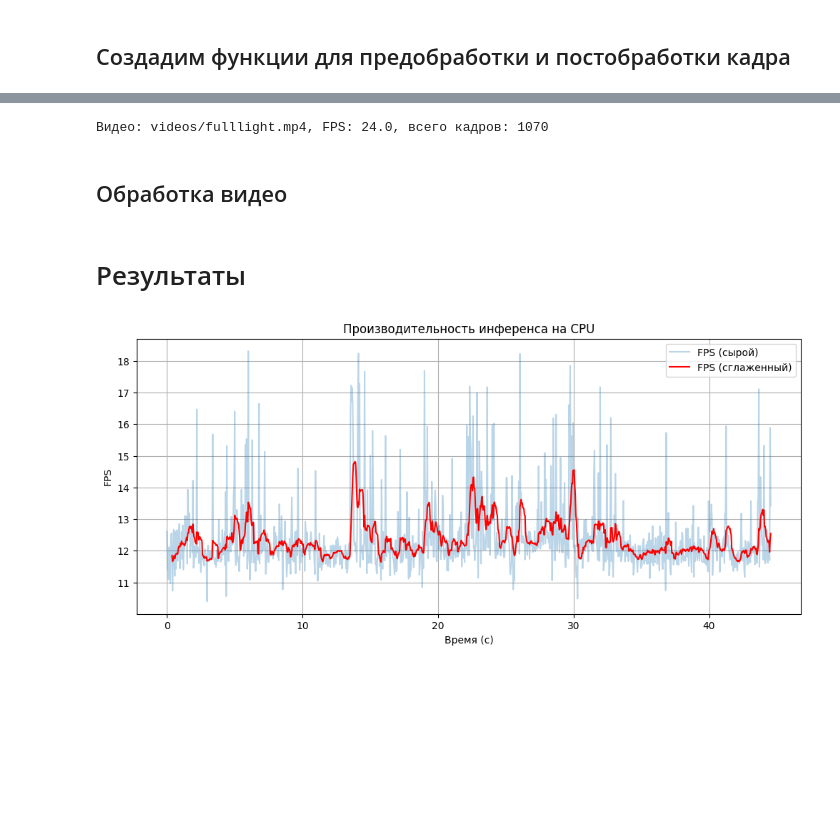
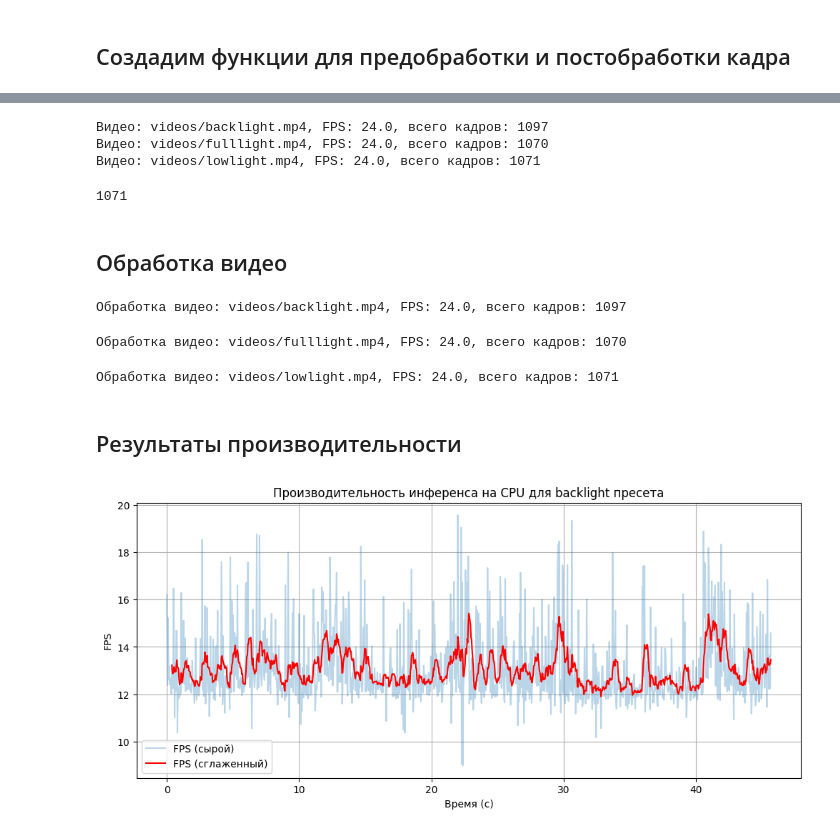
Before and after one commit to Get-My-Money/Methodology_Article, a Jupyter notebook: yolo_openvino_benchmark.ipynb, the cells around one changed output, grey strips where cells are left out. Cells and saved outputs as stored; diff of their text form; code cells hidden in the pictures; blank space fills up the shorter version.

```diff
--- a/yolo_openvino_benchmark.ipynb
+++ b/yolo_openvino_benchmark.ipynb
@@ -85,12 +83,21 @@ def postprocess(output, conf_threshold=0.5, img_shape=(640,640), original_shape=
 # %%
-# Загрузим видео с полным комнатным светом без естесвенного света
-video_path = 'videos/fulllight.mp4'
-cap = cv2.VideoCapture(video_path)
-fps_video = cap.get(cv2.CAP_PROP_FPS)
-total_frames = int(cap.get(cv2.CAP_PROP_FRAME_COUNT))
-print(f"Видео: {video_path}, FPS: {fps_video}, всего кадров: {total_frames}")
+def upload_single_video(video_path):
+    cap = cv2.VideoCapture(video_path)
+    fps_video = cap.get(cv2.CAP_PROP_FPS)
+    total_frames = int(cap.get(cv2.CAP_PROP_FRAME_COUNT))
+    cap.release()
+    print(f"Видео: {video_path}, FPS: {fps_video}, всего кадров: {total_frames}")
+    return total_frames
+
+# Загрузим нужные видео
+upload_single_video('videos/backlight.mp4')
+upload_single_video('videos/fulllight.mp4')
+upload_single_video('videos/lowlight.mp4')
 # %% [output]
+Видео: videos/backlight.mp4, FPS: 24.0, всего кадров: 1097
 Видео: videos/fulllight.mp4, FPS: 24.0, всего кадров: 1070
+Видео: videos/lowlight.mp4, FPS: 24.0, всего кадров: 1071
+1071
 # %% [markdown]
 ## Обработка видео
 # %%
@@ -144,23 +159,34 @@ cap.release()
+# %%
+results_backlight, loss_backlight = processing_video('videos/backlight.mp4')
+results_fulllight, loss_fulllight = processing_video('videos/fulllight.mp4')
+results_lowlight, loss_lowlight = processing_video('videos/lowlight.mp4')
+# %% [output]
+Обработка видео: videos/backlight.mp4, FPS: 24.0, всего кадров: 1097
+Обработка видео: videos/fulllight.mp4, FPS: 24.0, всего кадров: 1070
+Обработка видео: videos/lowlight.mp4, FPS: 24.0, всего кадров: 1071
 # %% [markdown]
-# Результаты
+## Результаты производительности
 # %%
-df = pd.DataFrame(results)
-# FPS = 1 / inference_time
-df['fps'] = 1 / df['inference_time']
+def average_FPS_graph(results, name):
+    df = pd.DataFrame(results)
+    # FPS = 1 / inference_time
+    df['fps'] = 1 / df['inference_time']
 
-# Скользящее среднее FPS для сглаживания
-df['fps_smooth'] = df['fps'].rolling(window=10).mean()
+    # Скользящее среднее FPS для сглаживания
+    df['fps_smooth'] = df['fps'].rolling(window=10).mean()
 
-# График FPS по времени
-plt.figure(figsize=(12,5))
-plt.plot(df['time_sec'], df['fps'], alpha=0.3, label='FPS (сырой)')
-plt.plot(df['time_sec'], df['fps_smooth'], 'r-', label='FPS (сглаженный)')
-plt.xlabel('Время (с)')
-plt.ylabel('FPS')
-plt.title('Производительность инференса на CPU')
-plt.legend()
-plt.grid(True)
-plt.savefig('fps_plot.png')
-plt.show()
+    # График FPS по времени
+    plt.figure(figsize=(12,5))
+    plt.plot(df['time_sec'], df['fps'], alpha=0.3, label='FPS (сырой)')
+    plt.plot(df['time_sec'], df['fps_smooth'], 'r-', label='FPS (сглаженный)')
+    plt.xlabel('Время (с)')
+    plt.ylabel('FPS')
+    plt.title(f'Производительность инференса на CPU для {name} пресета')
+    plt.legend()
+    plt.grid(True)
+    plt.savefig('fps_plot.png')
+    plt.show()
-# %% [output]
-[figure, removed]
+# %%
+average_FPS_graph(results_backlight, "backlight")
+# %% [output]
+[figure, added]
```
Also changed, not shown: parts of 10 cells of this notebook, 4 other files.
